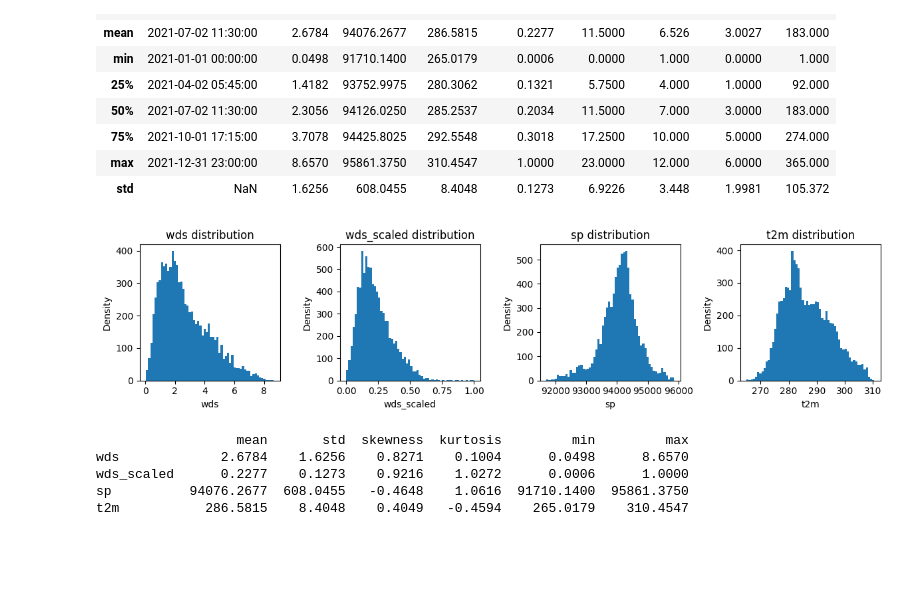
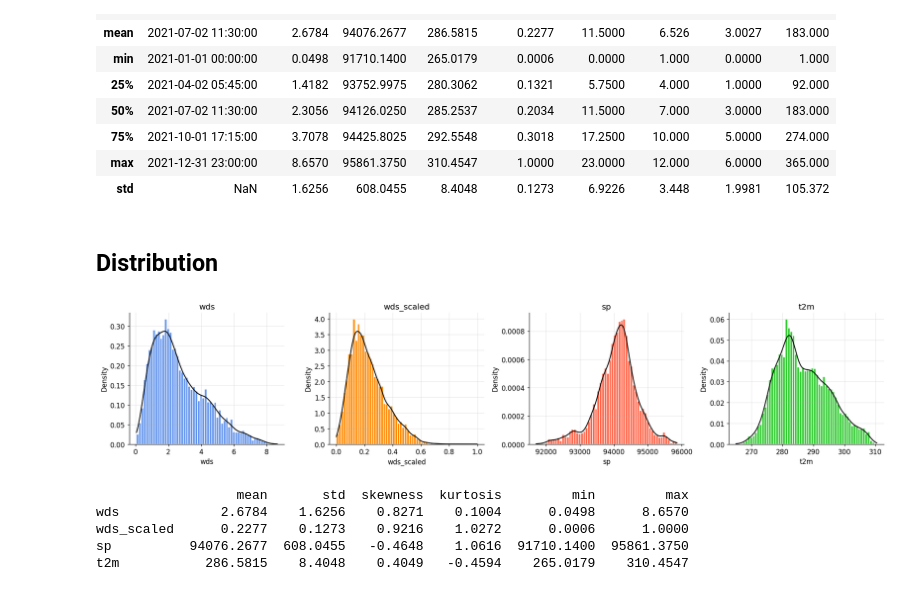
Before and after one commit to vinayak-ktp/detrended-window-mlp, a Jupyter notebook: notebooks/eda.ipynb, the cells around one changed output. Saved outputs shown, nothing was run; the diff lists cells and outputs as text; code cells hidden in the pictures; blank space fills up the shorter version.

Commit message:
style: make graphs look more aesthetic

```diff
--- a/notebooks/eda.ipynb
+++ b/notebooks/eda.ipynb
@@ -10,6 +10,17 @@ sys.path.append('..')
+# %%
+plt.rcParams.update({
+    'figure.dpi': 110,
+    'axes.spines.top': False,
+    'axes.spines.right': False,
+    'axes.grid': True,
+    'grid.alpha': 0.3,
+    'font.size': 11,
+})
+
+colors = ['cornflowerblue', 'darkorange', 'tomato', 'limegreen']
 # %%
-target_df = pd.read_csv('../data/raw/target_data.csv', parse_dates=['time'])
-feature_df = pd.read_csv('../data/raw/feature_data.csv', parse_dates=['time'])
+target_df = pd.read_csv('target_data.csv', parse_dates=['time'])
+feature_df = pd.read_csv('feature_data.csv', parse_dates=['time'])
 # %%
 # target_df.head()
 # %%
@@ -60,22 +74,26 @@ df.describe().round(4)
 | 75% | 2021-10-01 17:15:00 | 3.7078 | 94425.8025 | 292.5548 | 0.3018 | 17.2500 | 10.000 | 5.0000 | 274.000 |
 | max | 2021-12-31 23:00:00 | 8.6570 | 95861.3750 | 310.4547 | 1.0000 | 23.0000 | 12.000 | 6.0000 | 365.000 |
 | std | NaN | 1.6256 | 608.0455 | 8.4048 | 0.1273 | 6.9226 | 3.448 | 1.9981 | 105.372 |
+# %% [markdown]
+## Distribution
 # %%
-fig, axes = plt.subplots(1, 4, figsize=(12, 3))
+fig, axes = plt.subplots(1, 4, figsize=(18, 4))
 cols = ['wds', 'wds_scaled', 'sp', 't2m']
 
 for i, col in enumerate(cols):
     ax = axes[i]
-    ax.hist(df[col], bins=60)
-    # df[col].plot.kde(ax=ax)
-    ax.set_title(f"{col} distribution")
+    ax.hist(df[col], bins=60, edgecolor='white', density=True, color=colors[i])
+    kde_x = np.linspace(df[col].min(), df[col].max(), 300)
+    kde   = stats.gaussian_kde(df[col])
+    ax.plot(kde_x, kde(kde_x), color='black', lw=1.5)
+    ax.set_title(col)
     ax.set_xlabel(col)
     ax.set_ylabel('Density')
 
 plt.tight_layout()
 plt.show()
 # %% [output]
-[figure, old version]
+[figure, new version]
 # %%
 summary = pd.DataFrame({
     'mean': df[['wds','wds_scaled','sp','t2m']].mean(),
```
Also changed, not shown: parts of 19 cells of this notebook, 2 other files.
